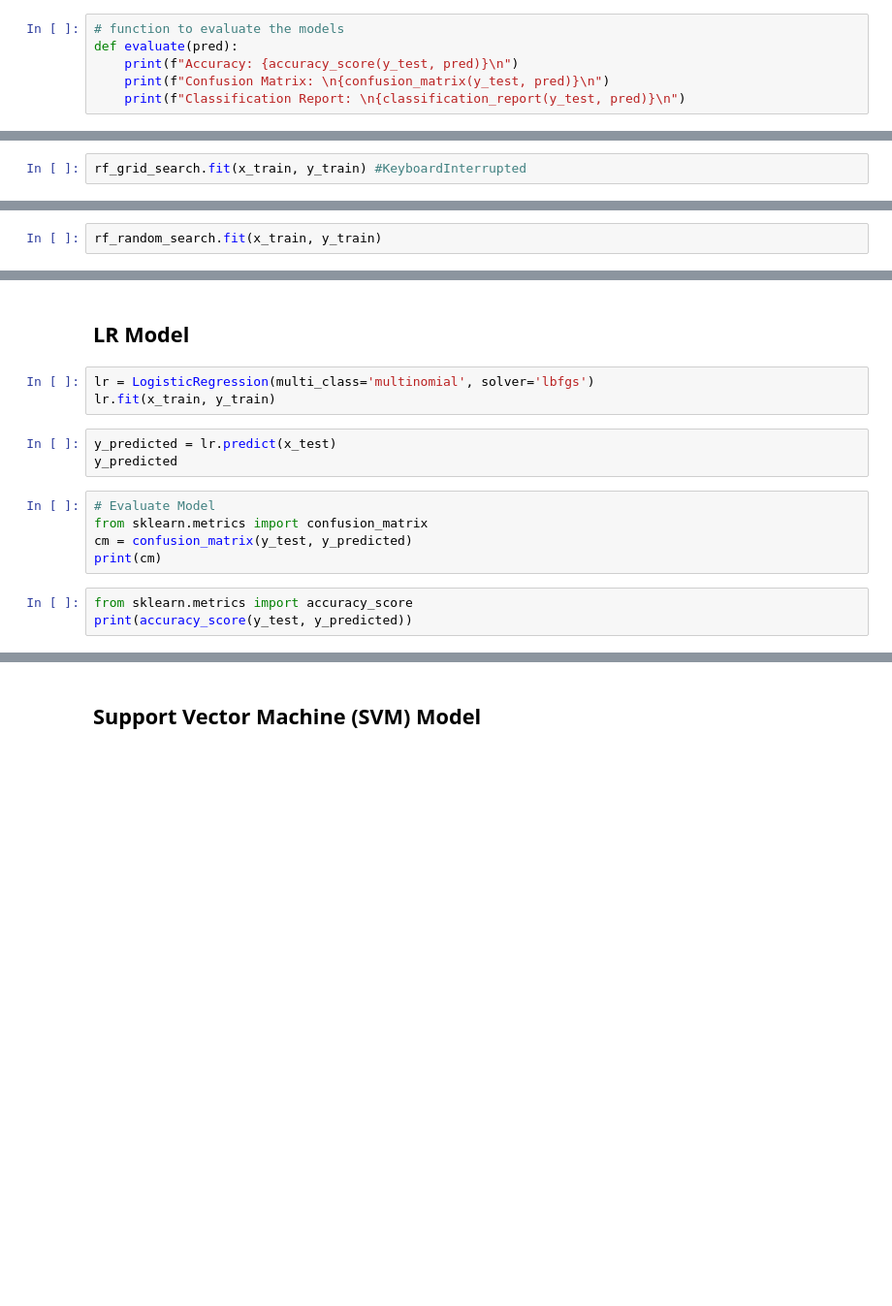
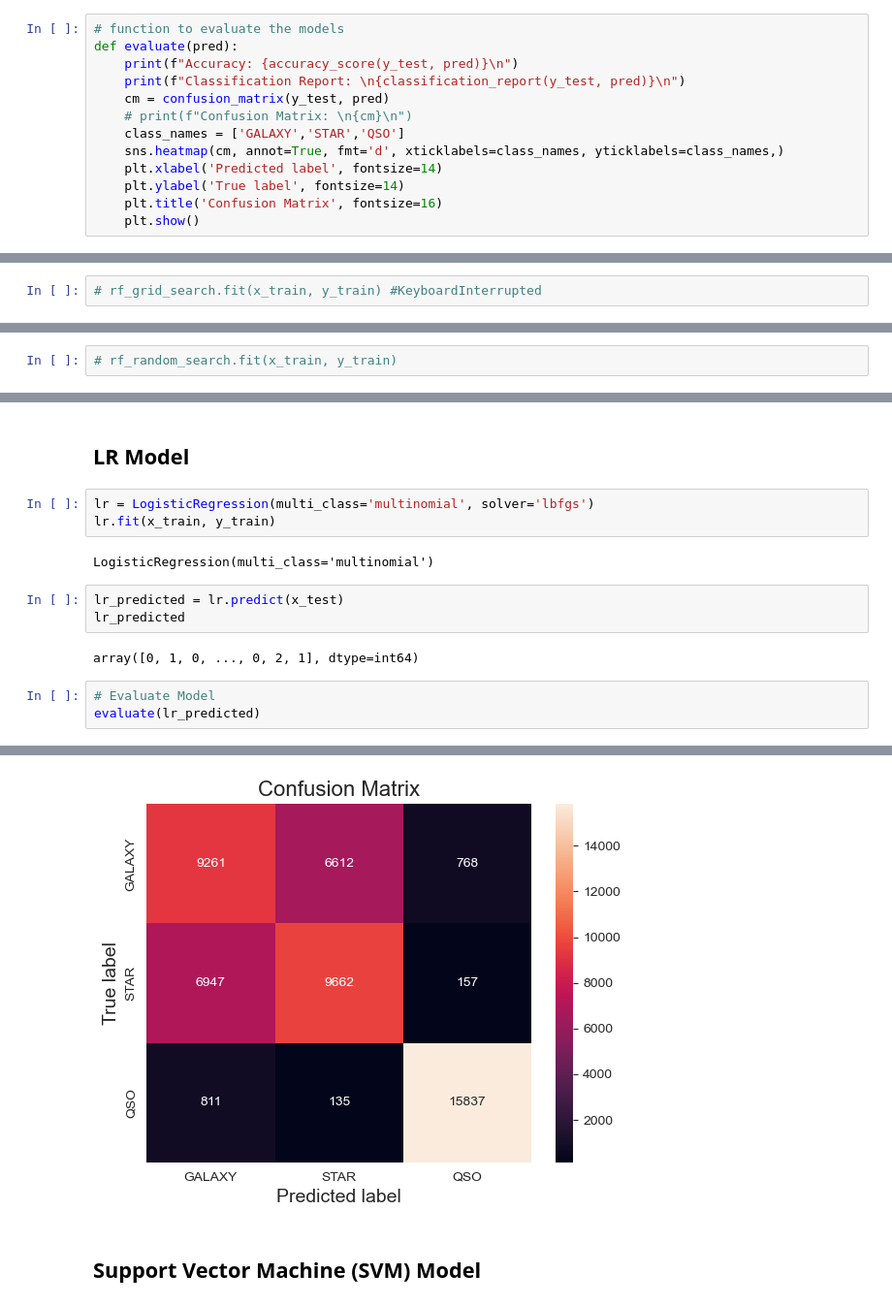
Before and after one commit to NotMishaal/astral-classification-system, a Jupyter notebook: astral_classification.ipynb, the cells around one changed output, grey strips where cells are left out. Shown at 97% size. Drawn from its saved outputs; the diff is of its cells as text; blank space fills up the shorter version.

```diff
--- a/astral_classification.ipynb
+++ b/astral_classification.ipynb
@@ -205,8 +205,15 @@ y_test: (50190, 1)
 # function to evaluate the models
 def evaluate(pred):
     print(f"Accuracy: {accuracy_score(y_test, pred)}\n")
-    print(f"Confusion Matrix: \n{confusion_matrix(y_test, pred)}\n")
     print(f"Classification Report: \n{classification_report(y_test, pred)}\n")
+    cm = confusion_matrix(y_test, pred)
+    # print(f"Confusion Matrix: \n{cm}\n")
+    class_names = ['GALAXY','STAR','QSO']
+    sns.heatmap(cm, annot=True, fmt='d', xticklabels=class_names, yticklabels=class_names,)
+    plt.xlabel('Predicted label', fontsize=14)
+    plt.ylabel('True label', fontsize=14)
+    plt.title('Confusion Matrix', fontsize=16)
+    plt.show()
 # %% [markdown]
 ## Random Forest
 # %% [markdown]
@@ -294,5 +281,5 @@ rf_grid_search = GridSearchCV(estimator = rf_model, param_grid = param, cv=5)
 # %%
-rf_grid_search.fit(x_train, y_train) #KeyboardInterrupted
+# rf_grid_search.fit(x_train, y_train) #KeyboardInterrupted
 # %% [markdown]
 since the model has taken significant amount of time to train again with tuning, considering randomized iterations below
 # %%
@@ -300,2 +287,2 @@ rf_random_search = RandomizedSearchCV(estimator=rf_model,param_distributions=par
 # %%
-rf_random_search.fit(x_train, y_train)
+# rf_random_search.fit(x_train, y_train)
@@ -308,14 +295,14 @@ In this case Hyper-Parameter Tuning doesn't work and default parameters are cons
 # %%
 lr = LogisticRegression(multi_class='multinomial', solver='lbfgs')
 lr.fit(x_train, y_train)
+# %% [output]
+LogisticRegression(multi_class='multinomial')
 # %%
-y_predicted = lr.predict(x_test)
-y_predicted
+lr_predicted = lr.predict(x_test)
+lr_predicted
+# %% [output]
+array([0, 1, 0, ..., 0, 2, 1], dtype=int64)
-# %%
-# Evaluate Model
-from sklearn.metrics import confusion_matrix
-cm = confusion_matrix(y_test, y_predicted)
-print(cm)
-# %%
-from sklearn.metrics import accuracy_score
-print(accuracy_score(y_test, y_predicted))
+# %%
+# Evaluate Model
+evaluate(lr_predicted)
+# %% [output]
@@ -322,3 +321,4 @@ print(accuracy_score(y_test, y_predicted))
+[figure, added]
 # %% [markdown]
 ## Support Vector Machine (SVM) Model
 # %%
```
Also changed, not shown: parts of 12 cells of this notebook.
